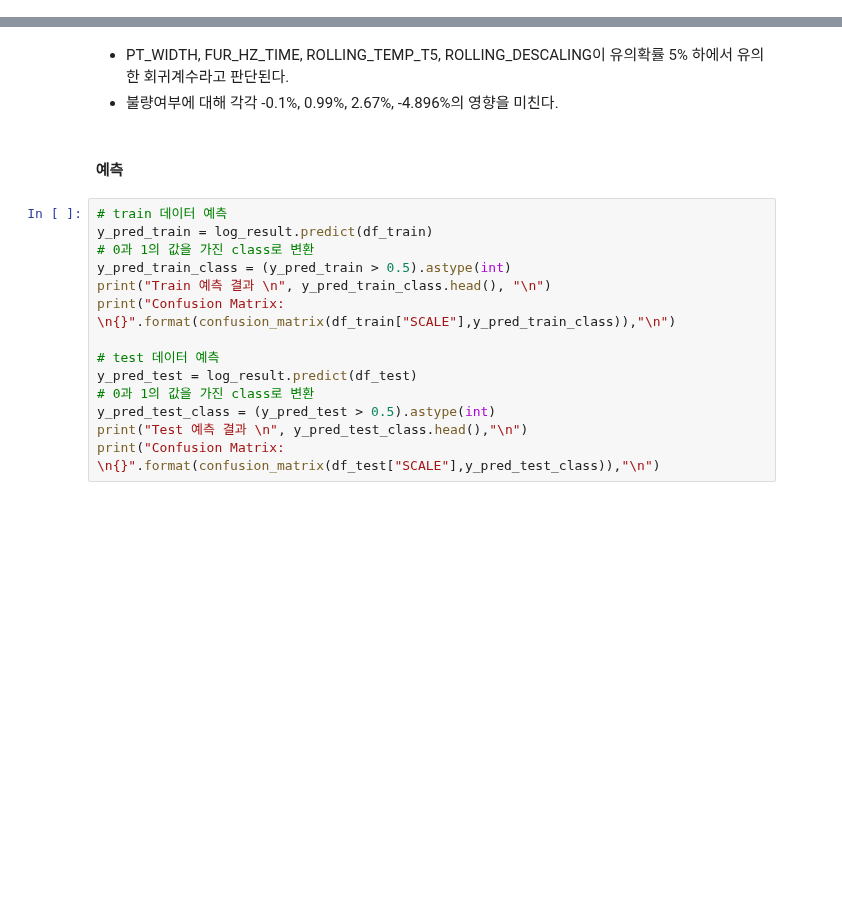
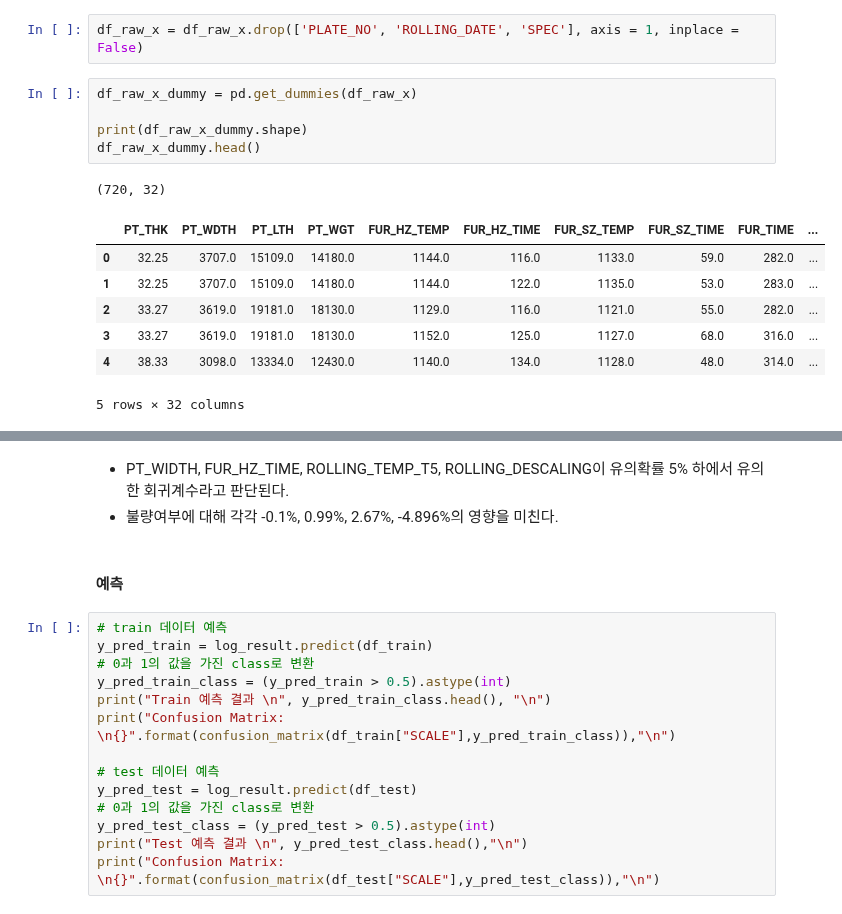
Before and after one commit to mjiii25/posco-academy, a Jupyter notebook: Big-Data/Assignment-2/vitalfew-logistic-regression.ipynb, the cells around one changed output, grey strips where cells are left out. Saved outputs shown, nothing was run; the diff lists cells and outputs as text; blank space fills up the shorter version.

```diff
--- a/Big-Data/Assignment-2/vitalfew-logistic-regression.ipynb
+++ b/Big-Data/Assignment-2/vitalfew-logistic-regression.ipynb
@@ -180,0 +171,16 @@ ROLLING_DESCALING    -0.4896      0.194     -2.528      0.011      -0.869      -
+# %%
+df_raw_x = df_raw_x.drop(['PLATE_NO', 'ROLLING_DATE', 'SPEC'], axis = 1, inplace = False)
+# %%
+df_raw_x_dummy = pd.get_dummies(df_raw_x)
+
+print(df_raw_x_dummy.shape)
+df_raw_x_dummy.head()
+# %% [output]
+(720, 32)
+|  | PT_THK | PT_WDTH | PT_LTH | PT_WGT | FUR_HZ_TEMP | FUR_HZ_TIME | FUR_SZ_TEMP | FUR_SZ_TIME | FUR_TIME | ... |
+| 0 | 32.25 | 3707.0 | 15109.0 | 14180.0 | 1144.0 | 116.0 | 1133.0 | 59.0 | 282.0 | ... |
+| 1 | 32.25 | 3707.0 | 15109.0 | 14180.0 | 1144.0 | 122.0 | 1135.0 | 53.0 | 283.0 | ... |
+| 2 | 33.27 | 3619.0 | 19181.0 | 18130.0 | 1129.0 | 116.0 | 1121.0 | 55.0 | 282.0 | ... |
+| 3 | 33.27 | 3619.0 | 19181.0 | 18130.0 | 1152.0 | 125.0 | 1127.0 | 68.0 | 316.0 | ... |
+| 4 | 38.33 | 3098.0 | 13334.0 | 12430.0 | 1140.0 | 134.0 | 1128.0 | 48.0 | 314.0 | ... |
+5 rows × 32 columns
```
Also changed, not shown: parts of 59 cells of this notebook.
